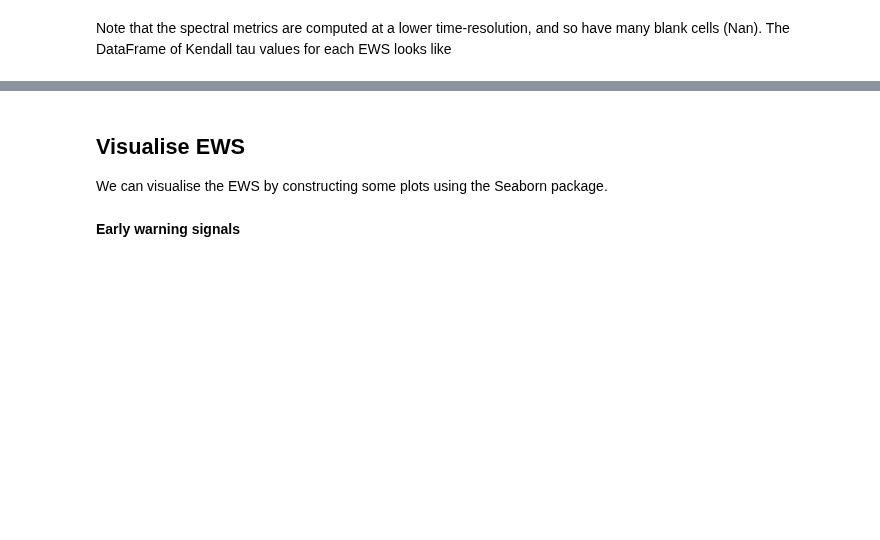
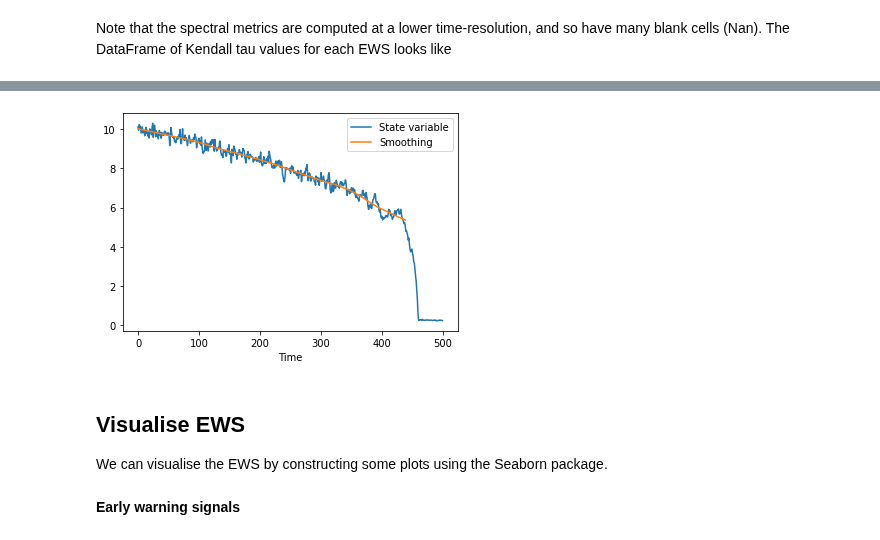
Before and after one commit to ThomasMBury/ewstools, a Jupyter notebook: tutorials/demo_ews_fold.ipynb, the cells around one changed output, grey strips where cells are left out. Cells and saved outputs as stored; diff of their text form; code cells hidden in the pictures; blank space fills up the shorter version.

```diff
--- a/tutorials/demo_ews_fold.ipynb
+++ b/tutorials/demo_ews_fold.ipynb
@@ -170,3 +174,7 @@ df_ktau
+# %%
+df_ews[['State variable','Smoothing']].plot();
+# %% [output]
+[figure, added]
 # %% [markdown]
 ## Visualise EWS
 
```
Also changed, not shown: parts of 10 cells of this notebook, 5 other files.
